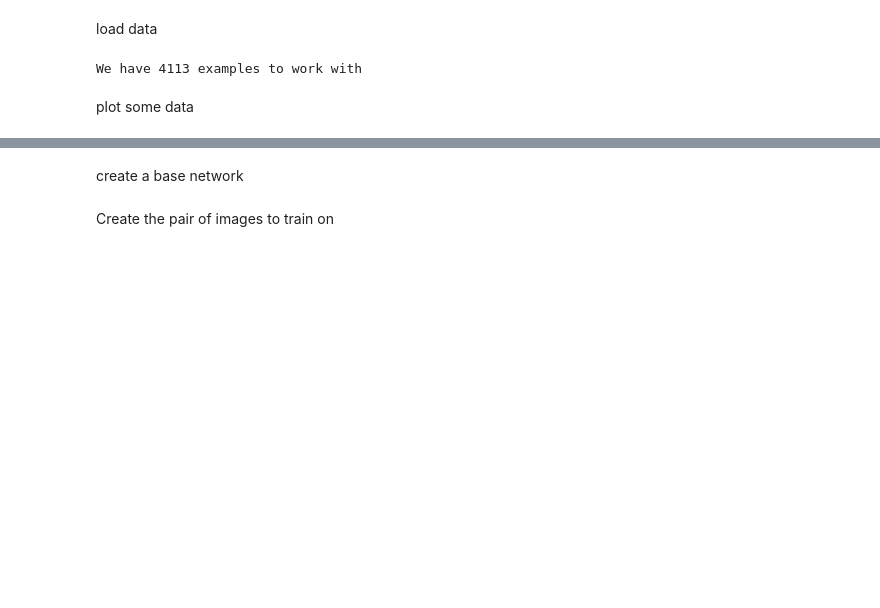
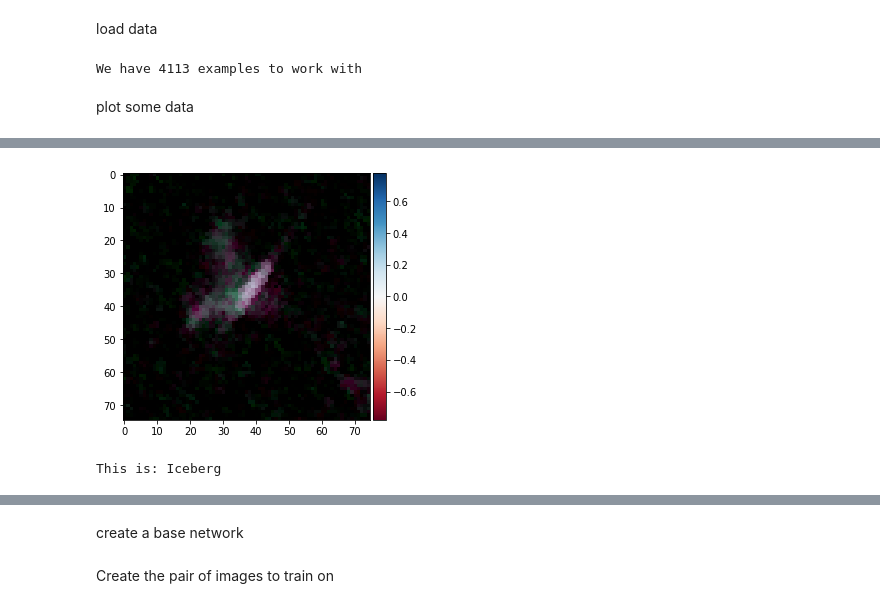
Before and after one commit to ThomBors/SiameseNetwork-for-satellite-images, a Jupyter notebook: siamese_network_project.ipynb, the cells around one changed output, grey strips where cells are left out. Saved outputs shown, nothing was run; the diff lists cells and outputs as text; code cells hidden in the pictures; blank space fills up the shorter version.

```diff
--- a/siamese_network_project.ipynb
+++ b/siamese_network_project.ipynb
@@ -64,0 +69,3 @@ def plot_image(ix):
+# %%
+plot_image(101)
+# %% [output]
@@ -64,0 +73,2 @@ def plot_image(ix):
+[figure, added]
+This is: Iceberg
```
Also changed, not shown: parts of 29 cells of this notebook, 8 other files.
